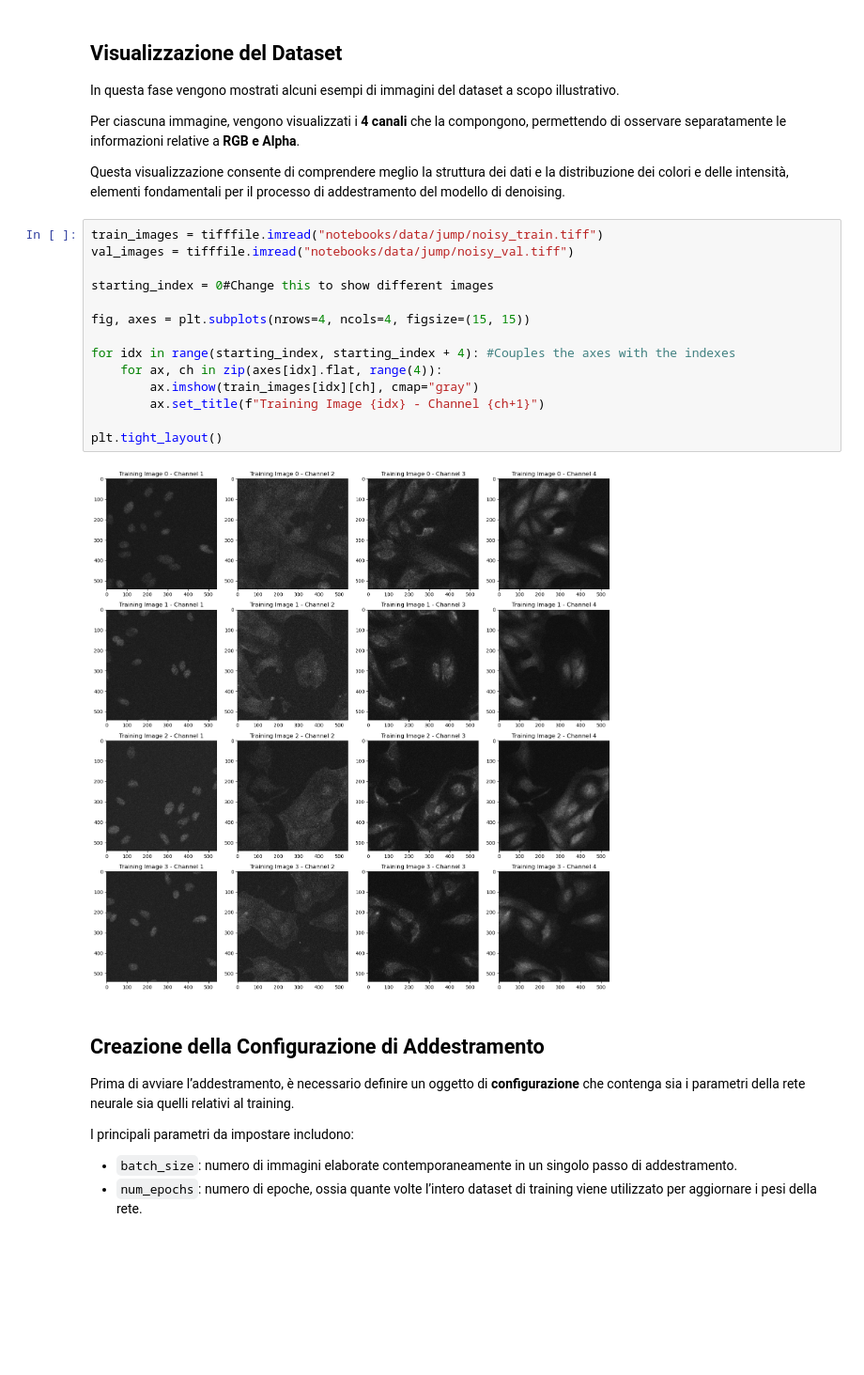
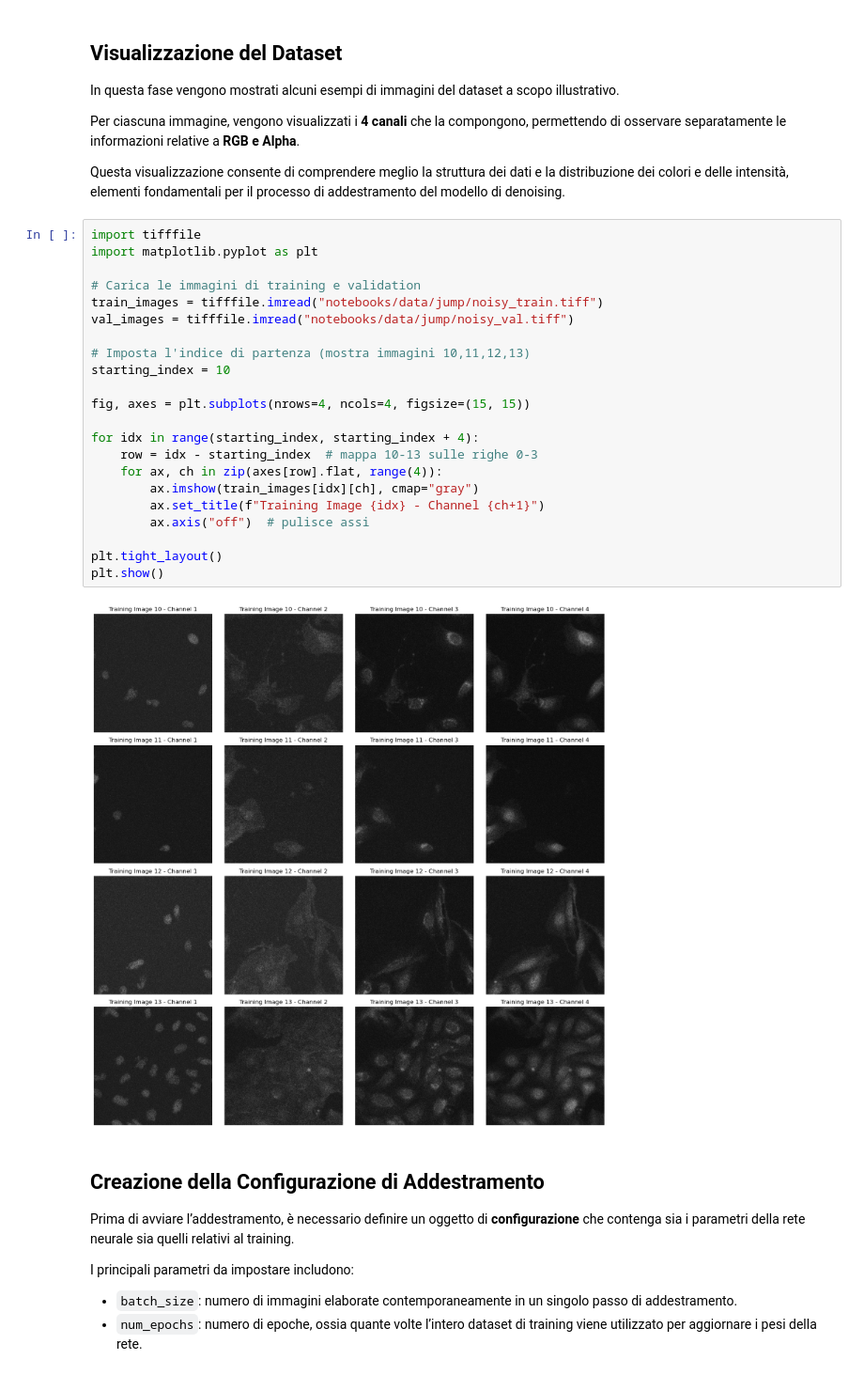
Before and after one commit to paoloparati/ProgettoPrincipiEModelliDellaPercezione, a Jupyter notebook: jump_cells.ipynb, the cells around one changed output. Shown at 94% size. Drawn from its saved outputs; the diff is of its cells as text; blank space fills up the shorter version.

```diff
--- a/jump_cells.ipynb
+++ b/jump_cells.ipynb
@@ -66,21 +66,29 @@ Per ciascuna immagine, vengono visualizzati i **4 canali** che la compongono, pe
 
 Questa visualizzazione consente di comprendere meglio la struttura dei dati e la distribuzione dei colori e delle intensità, elementi fondamentali per il processo di addestramento del modello di denoising.
 # %%
+import tifffile
+import matplotlib.pyplot as plt
+
+# Carica le immagini di training e validation
 train_images = tifffile.imread("notebooks/data/jump/noisy_train.tiff")
 val_images = tifffile.imread("notebooks/data/jump/noisy_val.tiff")
 
-starting_index = 0#Change this to show different images
+# Imposta l'indice di partenza (mostra immagini 10,11,12,13)
+starting_index = 10
 
 fig, axes = plt.subplots(nrows=4, ncols=4, figsize=(15, 15))
 
-for idx in range(starting_index, starting_index + 4): #Couples the axes with the indexes
-    for ax, ch in zip(axes[idx].flat, range(4)):
+for idx in range(starting_index, starting_index + 4):
+    row = idx - starting_index  # mappa 10-13 sulle righe 0-3
+    for ax, ch in zip(axes[row].flat, range(4)):
         ax.imshow(train_images[idx][ch], cmap="gray")
         ax.set_title(f"Training Image {idx} - Channel {ch+1}")
+        ax.axis("off")  # pulisce assi
 
 plt.tight_layout()
+plt.show()
 # %% [output]
-[figure, old version]
+[figure, new version]
 # %% [markdown]
 ## Creazione della Configurazione di Addestramento
 
```
Also changed, not shown: parts of 4 cells of this notebook.
